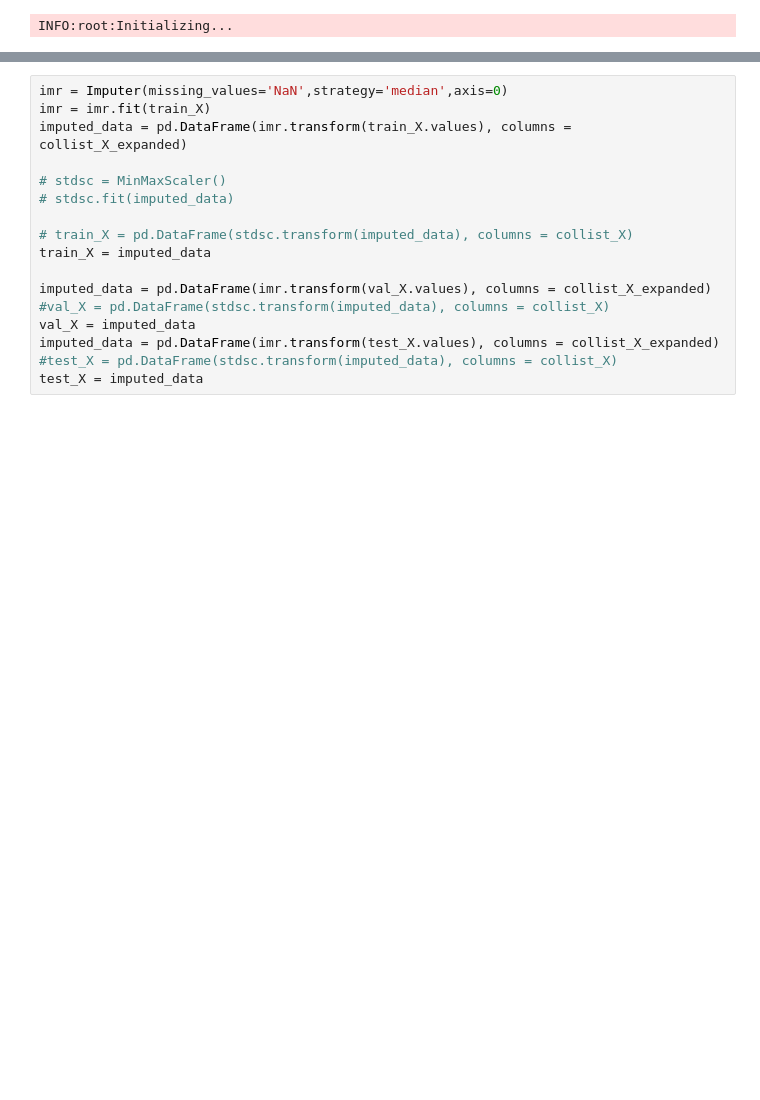
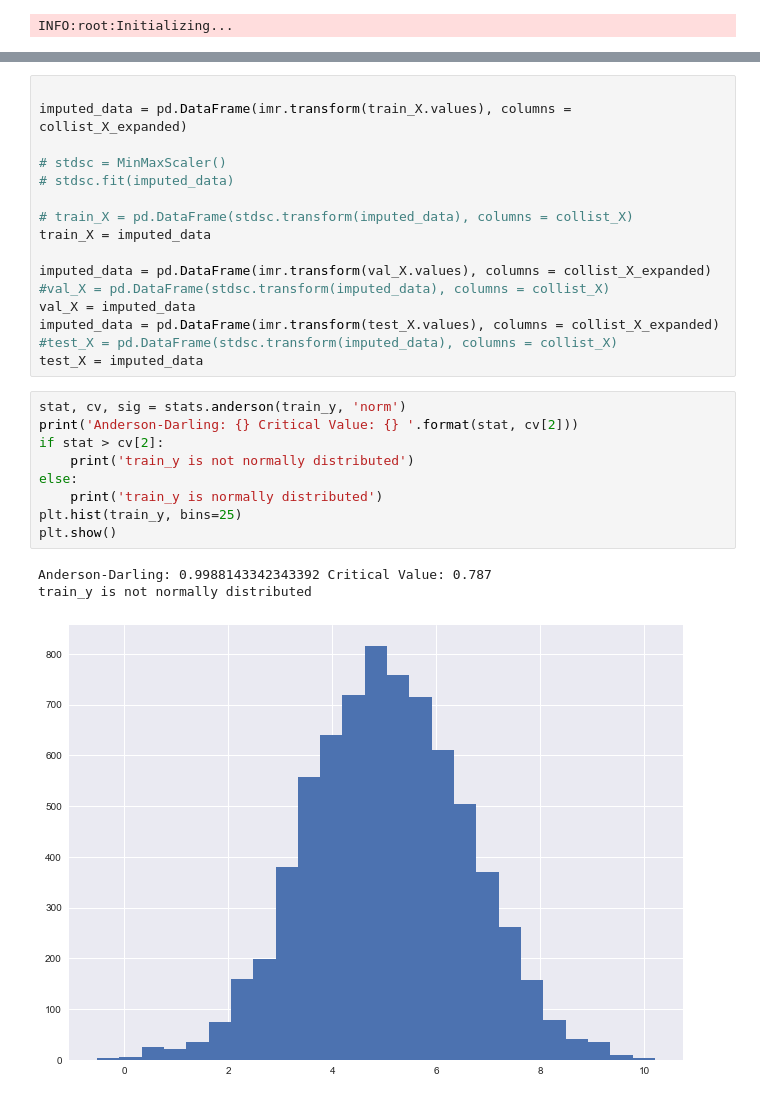
Before and after one commit to FloobtheGreat/IPy_Notebooks, a Jupyter notebook: Analyses/InternalModelingContest.ipynb, the cells around one changed output, grey strips where cells are left out. Cells and saved outputs as stored; diff of their text form; blank space fills up the shorter version.

```diff
--- a/Analyses/InternalModelingContest.ipynb
+++ b/Analyses/InternalModelingContest.ipynb
@@ -142,6 +167,5 @@ missing_df.loc[missing_df['missing_ratio']>0.01]
 # %%
-imr = Imputer(missing_values='NaN',strategy='median',axis=0)
-imr = imr.fit(train_X)
+
 imputed_data = pd.DataFrame(imr.transform(train_X.values), columns = collist_X_expanded)
 
 # stdsc = MinMaxScaler()
@@ -156,6 +180,19 @@ val_X = imputed_data
 imputed_data = pd.DataFrame(imr.transform(test_X.values), columns = collist_X_expanded)
 #test_X = pd.DataFrame(stdsc.transform(imputed_data), columns = collist_X)
 test_X = imputed_data
+# %%
+stat, cv, sig = stats.anderson(train_y, 'norm')
+print('Anderson-Darling: {} Critical Value: {} '.format(stat, cv[2]))
+if stat > cv[2]:
+    print('train_y is not normally distributed')
+else:
+    print('train_y is normally distributed')
+plt.hist(train_y, bins=25)
+plt.show()
+# %% [output]
+Anderson-Darling: 0.9988143342343392 Critical Value: 0.787
+train_y is not normally distributed
+[figure, added]
 # %%
 matplotlib.rcParams['figure.figsize'] = (5,2)
 
```
Also changed, not shown: parts of 37 cells of this notebook, 3 other files.
